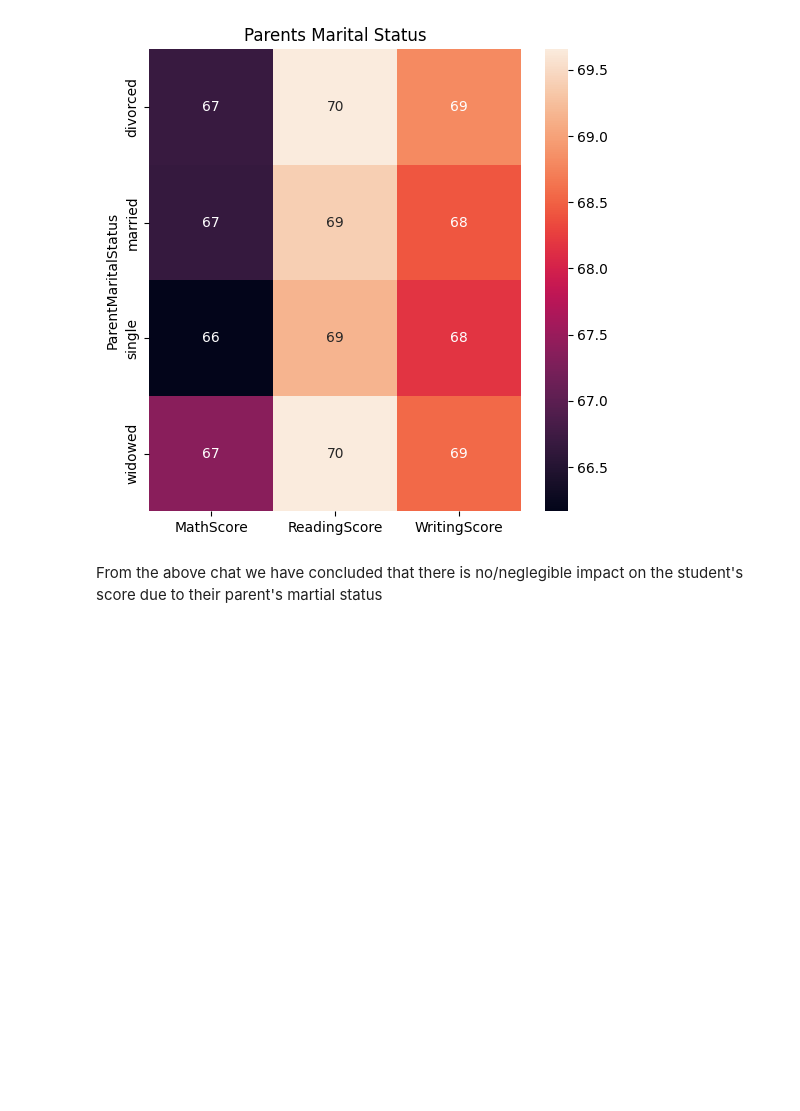
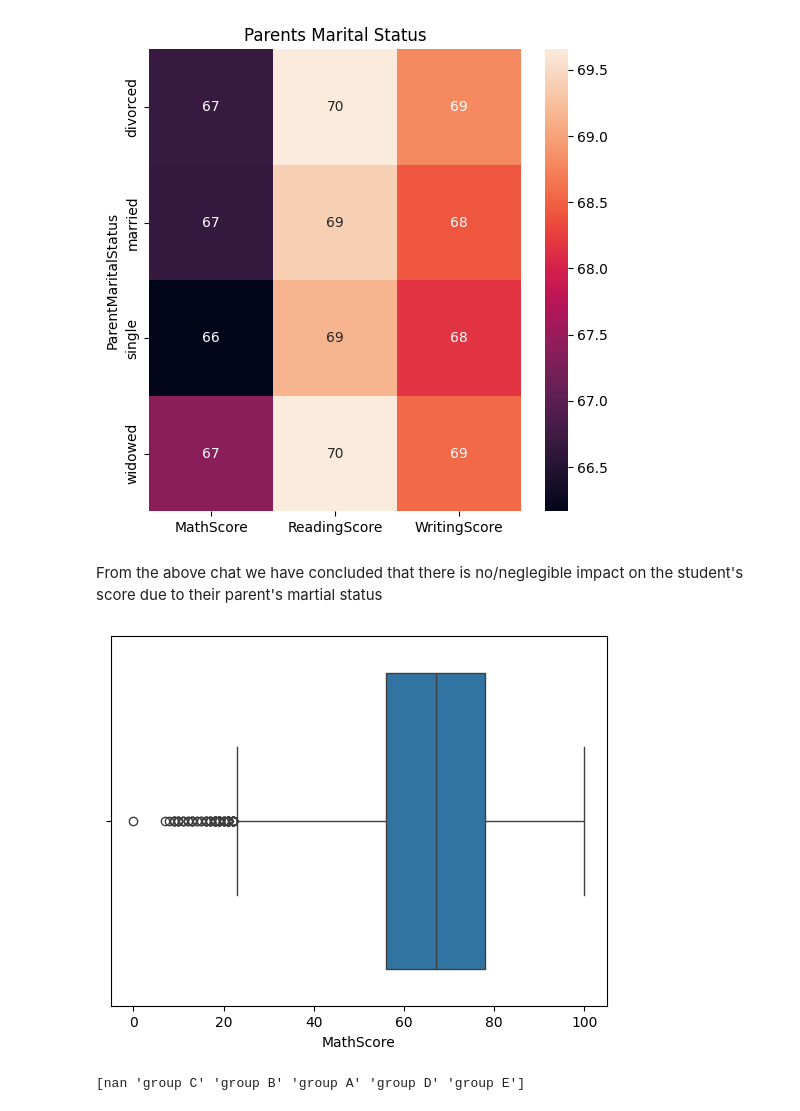
Before and after one commit to swikargyawali/student-ml-system, a Jupyter notebook: Student Result Analysis/projects.ipynb, the cells around one changed output. Drawn from its saved outputs; the diff is of its cells as text; code cells hidden in the pictures; blank space fills up the shorter version.

Commit message:
Data Visualization Completed

```diff
--- a/Student Result Analysis/projects.ipynb
+++ b/Student Result Analysis/projects.ipynb
@@ -153,3 +153,12 @@ plt.show()
 [figure]
 # %% [markdown]
 From the above chat we have concluded that there is no/neglegible impact on the student's score due to their parent's martial status
+# %%
+sns.boxplot(data=df,x="MathScore")
+plt.show()
+# %% [output]
+[figure, added]
+# %%
+print(df["EthnicGroup"].unique())
+# %% [output]
+[nan 'group C' 'group B' 'group A' 'group D' 'group E']
```
Also changed, not shown: parts of 3 cells of this notebook.
